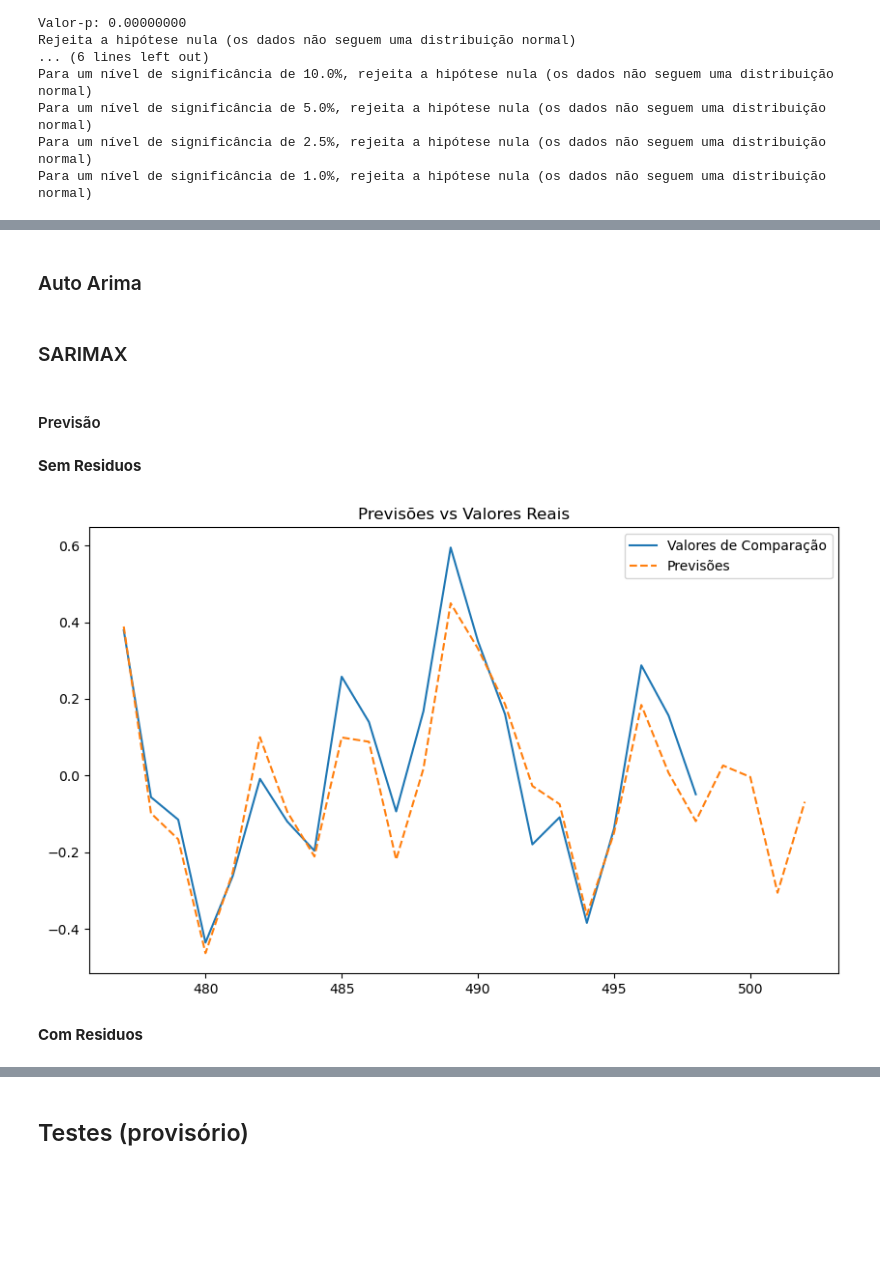
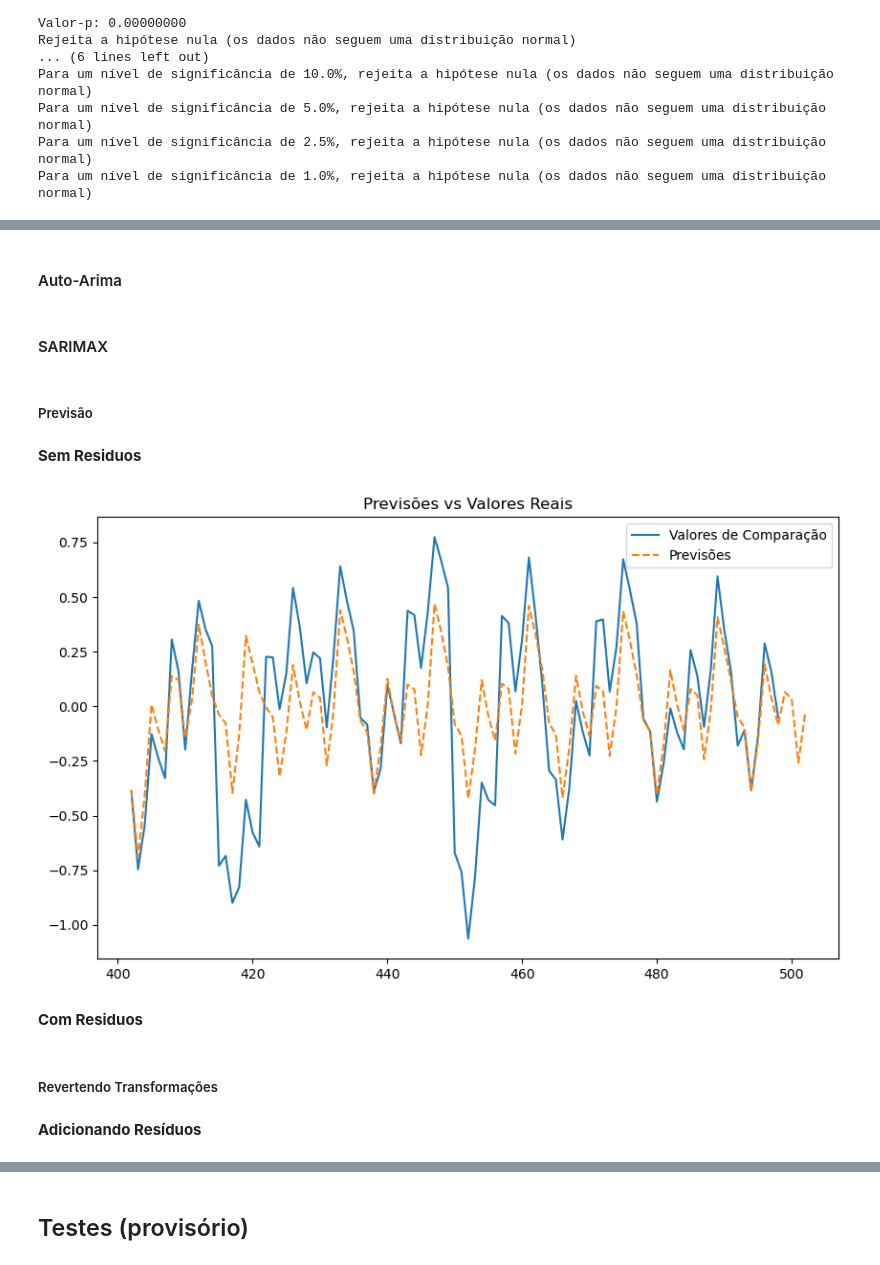
Before and after one commit to Elizetaa/Otimizacao-de-Gas-com-Neuro-Evolucao, a Jupyter notebook: modeloEstatistico.ipynb, the cells around one changed output, grey strips where cells are left out. Drawn from its saved outputs; the diff is of its cells as text; code cells hidden in the pictures; blank space fills up the shorter version.

```diff
--- a/main.ipynb
+++ b/modeloEstatistico.ipynb
@@ -588,5 +526,5 @@ plt.show()
 # %% [markdown]
-### Auto Arima
+#### Auto-Arima
 # %%
 # train, test = model_selection.train_test_split(dataWithoutResid, test_size=0.2)
 # model = pm.auto_arima(dataWithoutResid.dropna(),
@@ -600,30 +537,30 @@ plt.show()
 # print(model.summary())
 # %% [markdown]
-### SARIMAX
+#### SARIMAX
 # %% [markdown]
-#### Previsão
+##### Previsão
 # %% [markdown]
 **Sem Residuos**
 # %%
-trainSize = int(len(dataWithoutResid)*0.95)
+trainSize = int(len(dataWithoutResid)*0.8)
 trainData = dataWithoutResid[:trainSize]
 comparissonData = dataWithoutResid[trainSize:]
 
 modelo = SARIMAX(trainData, order=(3,1,3), seasonal_order=(2,1,2,7))
-modeloSarima = modelo.fit(disp=False)
+modeloSarima = modelo.fit()
 
 predicao = modeloSarima.forecast(steps=len(comparissonData))
 
 
 plt.figure(figsize=(10, 6))
 # plt.plot(dataNormal, label="Valores Originais")
 plt.plot(comparissonData, label="Valores de Comparação")
 plt.plot(predicao, label="Previsões", linestyle="--")
 plt.title("Previsões vs Valores Reais")
 plt.legend()
 plt.show()
 # %% [output]
-[figure, old version]
+[figure, new version]
 # %% [markdown]
 **Com Residuos**
 # %%
@@ -644,6 +581,10 @@ plt.show()
 # plt.title("Previsões vs Valores Reais")
 # plt.legend()
 # plt.show()
+# %% [markdown]
+##### Revertendo Transformações
+# %% [markdown]
+**Adicionando Resíduos**
 # %%
 comparissonResidReverted = comparissonData + dataResid[trainSize:]
 predicaoResidReverted = predicao + dataResid[trainSize:]
```
Also changed, not shown: parts of 23 cells of this notebook.
